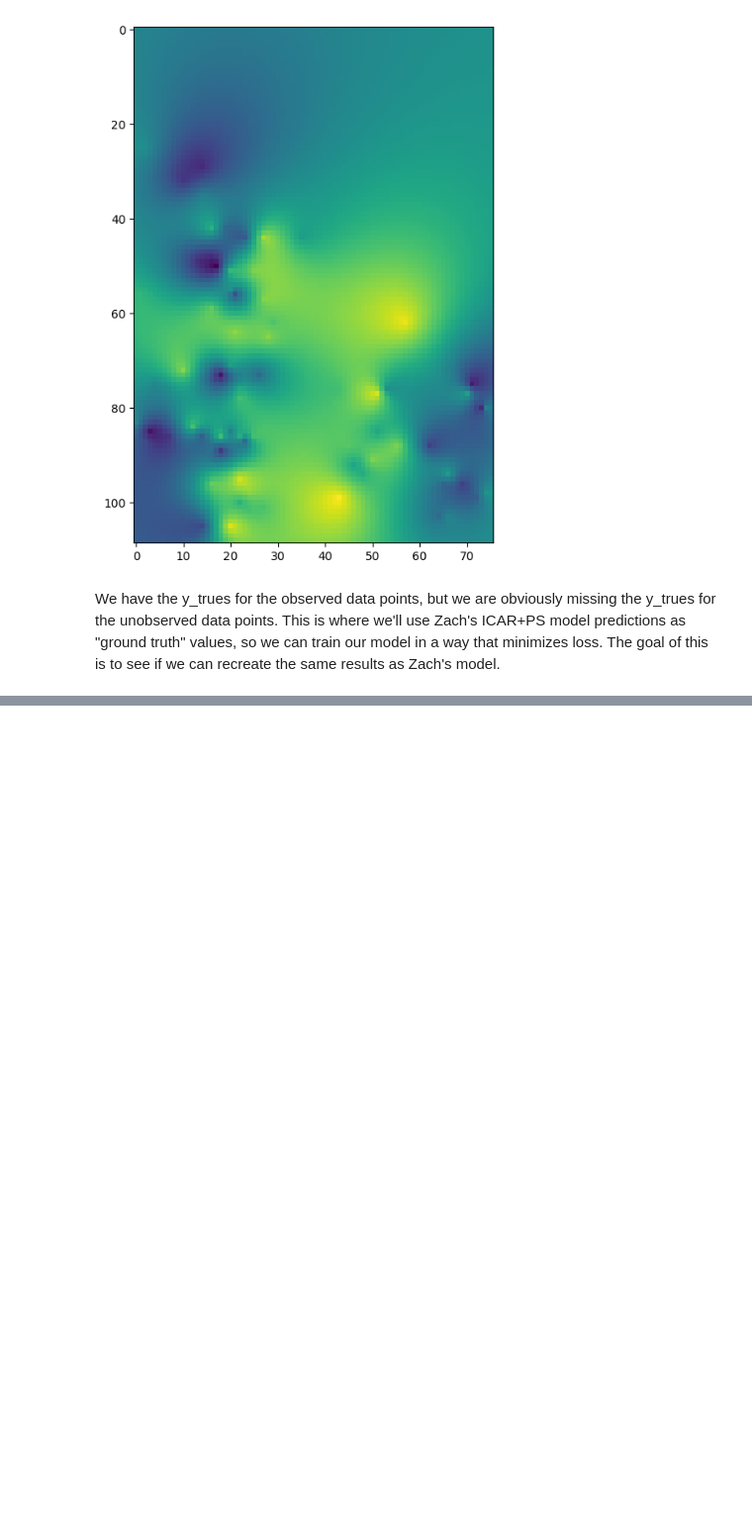
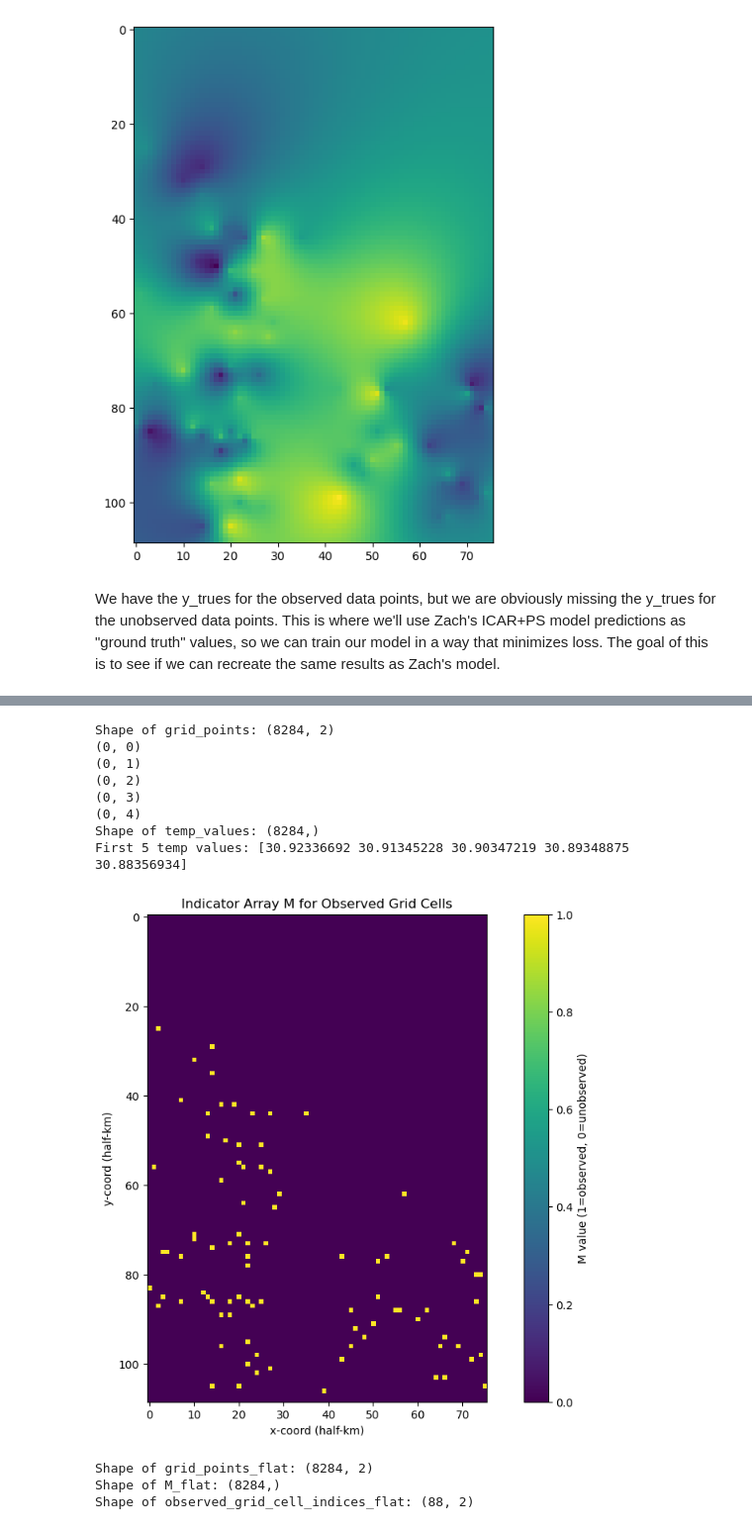
Before and after one commit to elliekkim/deep_ps, a Jupyter notebook: ps_on_durham/dk_ps_durham.ipynb, the cells around one changed output, grey strips where cells are left out. Shown: that part at 99% size. Saved outputs shown, nothing was run; the diff lists cells and outputs as text; code cells hidden in the pictures; blank space fills up the shorter version.

```diff
--- a/ps_on_durham/dk_ps_durham.ipynb
+++ b/ps_on_durham/dk_ps_durham.ipynb
@@ -361 +267,73 @@ Total grid cells: 8284
+# %%
+import numpy as np
+import torch
+from sklearn.model_selection import train_test_split
+
+import numpy as np
+import torch
+from torch.utils.data import DataLoader, TensorDataset
+from sklearn.model_selection import train_test_split
+
+import sys
+from custom_dk_imports import DeepKrigingMLP, Trainer, NewLoss
+
+
+# extract (y, x) coordinates from 'df':
+grid_points = df[['grid_row', 'grid_col']].to_numpy()
+grid_points_tuples = [tuple(pt) for pt in grid_points]
+
+print(f"Shape of grid_points: {grid_points.shape}")
+for pt in grid_points_tuples[:5]:
+    print(pt)
+
+temp_values = df['temp_avg'].to_numpy()
+
+print(f"Shape of temp_values: {temp_values.shape}")
+print(f"First 5 temp values: {temp_values[:5]}")
+
+# Define M as an indicator array for the entire grid
+M = np.zeros((cells_y, cells_x))  # Make sure M has the correct shape
+
+# Loop over observed grid cell indices and set M to 1 at those positions
+for y, x in observed_grid_cell_indices:
+    M[y, x] = 1
+
+# Visualize M
+plt.figure(figsize=(12, 8))
+plt.imshow(M, cmap='viridis', aspect='equal')
+plt.title('Indicator Array M for Observed Grid Cells')
+plt.xlabel('x-coord (half-km)')
+plt.ylabel('y-coord (half-km)')
+plt.colorbar(label='M value (1=observed, 0=unobserved)')
+plt.show()
+# %% [output]
+Shape of grid_points: (8284, 2)
+(0, 0)
+(0, 1)
+(0, 2)
+(0, 3)
+(0, 4)
+Shape of temp_values: (8284,)
+First 5 temp values: [30.92336692 30.91345228 30.90347219 30.89348875 30.88356934]
+[figure, added]
+# %%
+# Flatten grid_points to a 1D array with shape (8284, 2)
+grid_points_flat = grid_points.reshape(-1, 2)
+
+# Flatten M to match the other arrays (temp_values, grid_points)
+M_flat = M.flatten()
+
+# Check the shape of grid_points_flat and M_flat
+print(f"Shape of grid_points_flat: {grid_points_flat.shape}")  # Should be (8284, 2)
+print(f"Shape of M_flat: {M_flat.shape}")  # Should be (8284,)
+
+# Flatten observed_grid_cell_indices to match the shape of grid_points_flat
+observed_grid_cell_indices_flat = np.array(observed_grid_cell_indices).reshape(-1, 2)
+
+# Ensure that the shape of observed_grid_cell_indices_flat matches grid_points_flat
+print(f"Shape of observed_grid_cell_indices_flat: {observed_grid_cell_indices_flat.shape}")
+# %% [output]
+Shape of grid_points_flat: (8284, 2)
+Shape of M_flat: (8284,)
+Shape of observed_grid_cell_indices_flat: (88, 2)
 # %%
```
Also changed, not shown: parts of 16 cells of this notebook.
